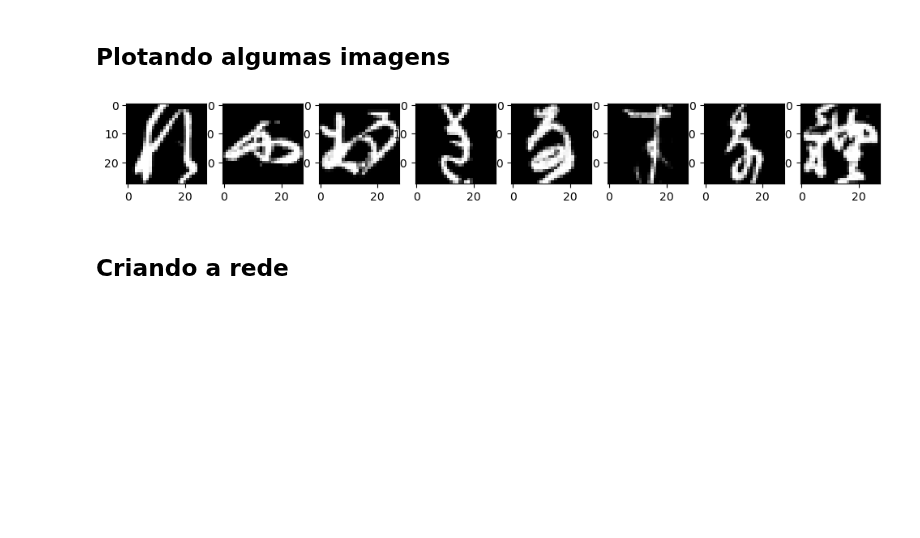
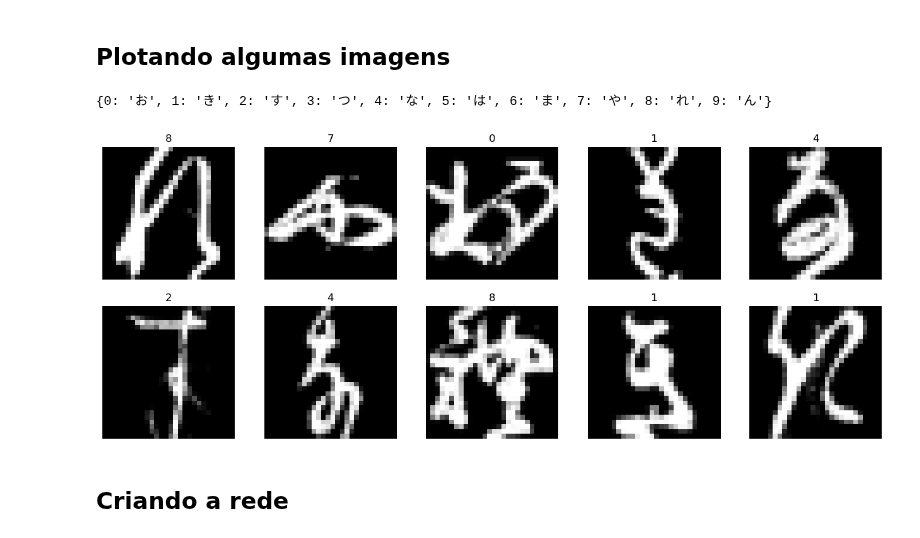
Before and after one commit to gus-phys/Kuzushiji-MNIST-MLP-NN, a Jupyter notebook: KMNIST-classificacao-testes.ipynb, the cells around one changed output. Drawn from its saved outputs; the diff is of its cells as text; code cells hidden in the pictures; blank space fills up the shorter version.

```diff
--- a/KMNIST-classificacao-testes.ipynb
+++ b/KMNIST-classificacao-testes.ipynb
@@ -49,13 +50,3 @@ print(f"> {len(trainset)} amostras de Treino e {len(testset)} amostras de Teste"
 ## Plotando algumas imagens
 # %%
 import matplotlib.pyplot as plt
-# %%
-num_imagens = 8
-
-fig, axs = plt.subplots(1, num_imagens, figsize=(12,4))
-for i in range(num_imagens):
-    axs[i].imshow(trainset[i][0].reshape(28,28), cmap=plt.get_cmap("gray"))
-
-plt.show()
-# %% [output]
-[figure, removed]
@@ -62,3 +66,22 @@ plt.show()
+# %%
+print(labels_dict)
+# %% [output]
+{0: 'お', 1: 'き', 2: 'す', 3: 'つ', 4: 'な', 5: 'は', 6: 'ま', 7: 'や', 8: 'れ', 9: 'ん'}
+# %%
+rows, columns = 2, 5
+
+fig, axs = plt.subplots(rows, columns, figsize=(16,6))
+for i in range(rows):
+    for j in range(columns):
+        k = 5*i + j
+        axs[i,j].imshow(trainset[k][0].reshape(28,28), cmap=plt.get_cmap("gray"))
+        axs[i,j].set_title(trainset[k][1])
+        axs[i,j].axis("off")
+        axs[i,j].set_aspect("equal")
+
+plt.show()
+# %% [output]
+[figure, added]
 # %% [markdown]
 ## Criando a rede
 # %%
```
Also changed, not shown: parts of 20 cells of this notebook.
